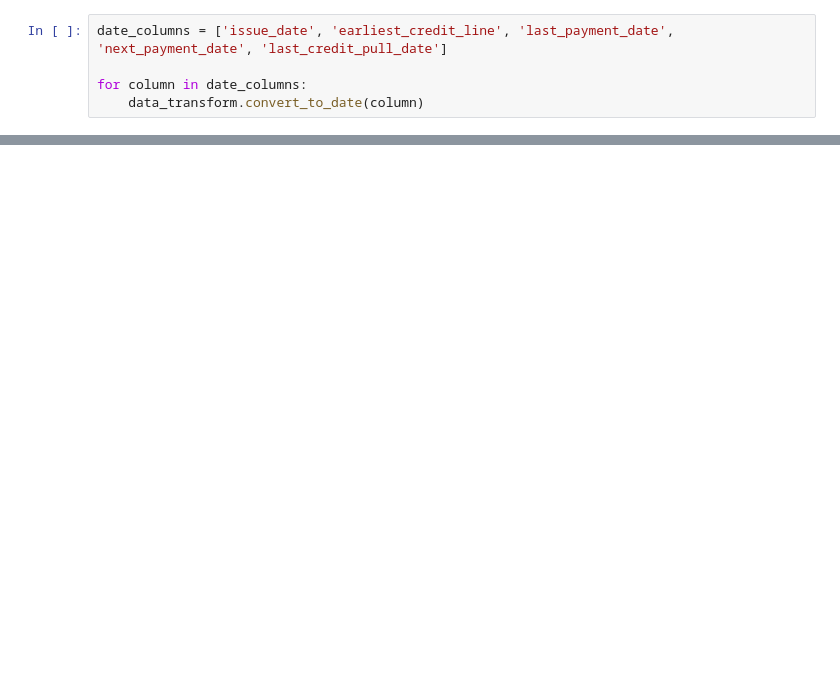
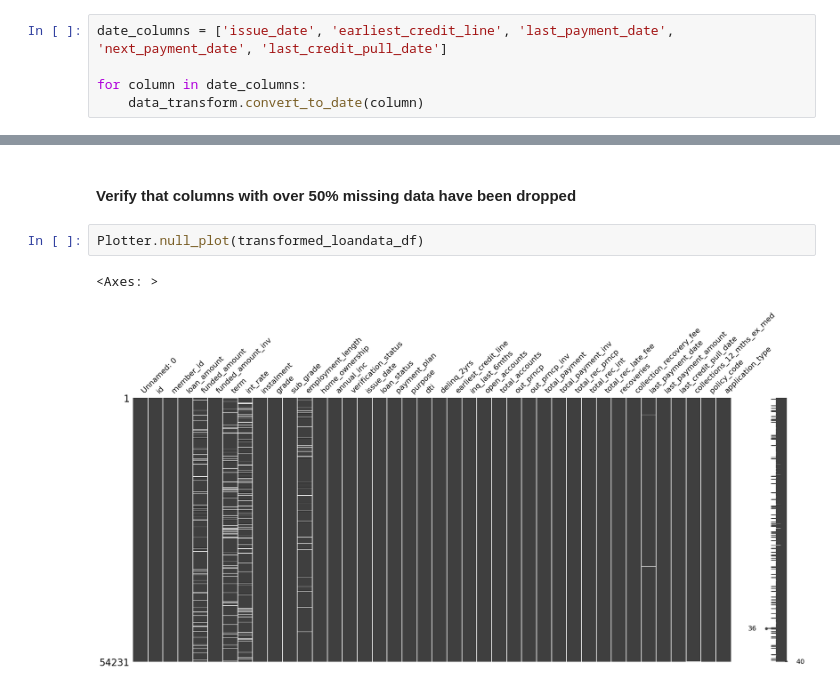
Before and after one commit to gordondms/exploratory-data-analysis---customer-loans-in-finance789, a Jupyter notebook: EDA.ipynb, the cells around one changed output, grey strips where cells are left out. Saved outputs shown, nothing was run; the diff lists cells and outputs as text; blank space fills up the shorter version.

```diff
--- a/EDA.ipynb
+++ b/EDA.ipynb
@@ -36,0 +183,7 @@ transformed_loandata_df = loandata_df.copy()
+# %% [markdown]
+#### Verify that columns with over 50% missing data have been dropped
+# %%
+Plotter.null_plot(transformed_loandata_df)
+# %% [output]
+<Axes: >
+[figure, added]
```
Also changed, not shown: parts of 39 cells of this notebook, 7 other files.
